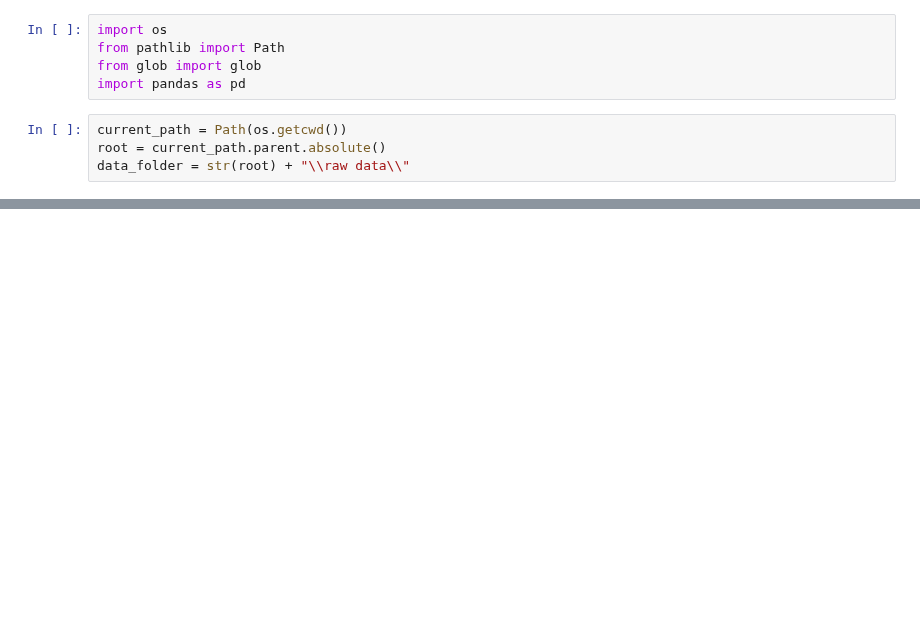
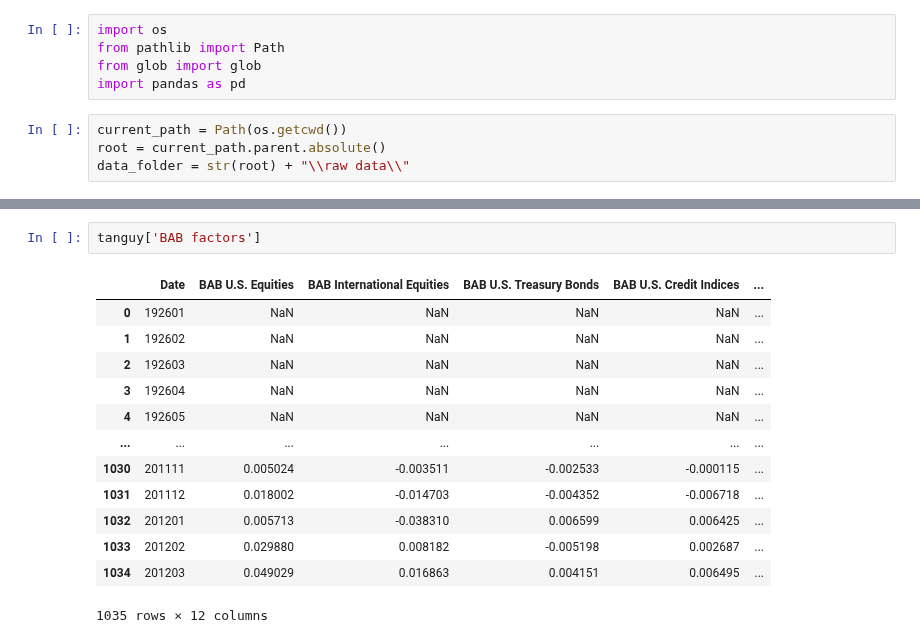
Before and after one commit to g0bel1n/VIX_predictions, a Jupyter notebook: data_treatment/data_merging.ipynb, the cells around one changed output, grey strips where cells are left out. Drawn from its saved outputs; the diff is of its cells as text; blank space fills up the shorter version.

```diff
--- a/data_treatment/data_merging.ipynb
+++ b/data_treatment/data_merging.ipynb
@@ -65,0 +86,16 @@ F-F_ST_Reversal_Factor_daily
+# %%
+tanguy['BAB factors']
+# %% [output]
+|  | Date | BAB U.S. Equities | BAB International Equities | BAB U.S. Treasury Bonds | BAB U.S. Credit Indices | ... |
+| 0 | 192601 | NaN | NaN | NaN | NaN | ... |
+| 1 | 192602 | NaN | NaN | NaN | NaN | ... |
+| 2 | 192603 | NaN | NaN | NaN | NaN | ... |
+| 3 | 192604 | NaN | NaN | NaN | NaN | ... |
+| 4 | 192605 | NaN | NaN | NaN | NaN | ... |
+| ... | ... | ... | ... | ... | ... | ... |
+| 1030 | 201111 | 0.005024 | -0.003511 | -0.002533 | -0.000115 | ... |
+| 1031 | 201112 | 0.018002 | -0.014703 | -0.004352 | -0.006718 | ... |
+| 1032 | 201201 | 0.005713 | -0.038310 | 0.006599 | 0.006425 | ... |
+| 1033 | 201202 | 0.029880 | 0.008182 | -0.005198 | 0.002687 | ... |
+| 1034 | 201203 | 0.049029 | 0.016863 | 0.004151 | 0.006495 | ... |
+1035 rows × 12 columns
```
Also changed, not shown: parts of 7 cells of this notebook.
